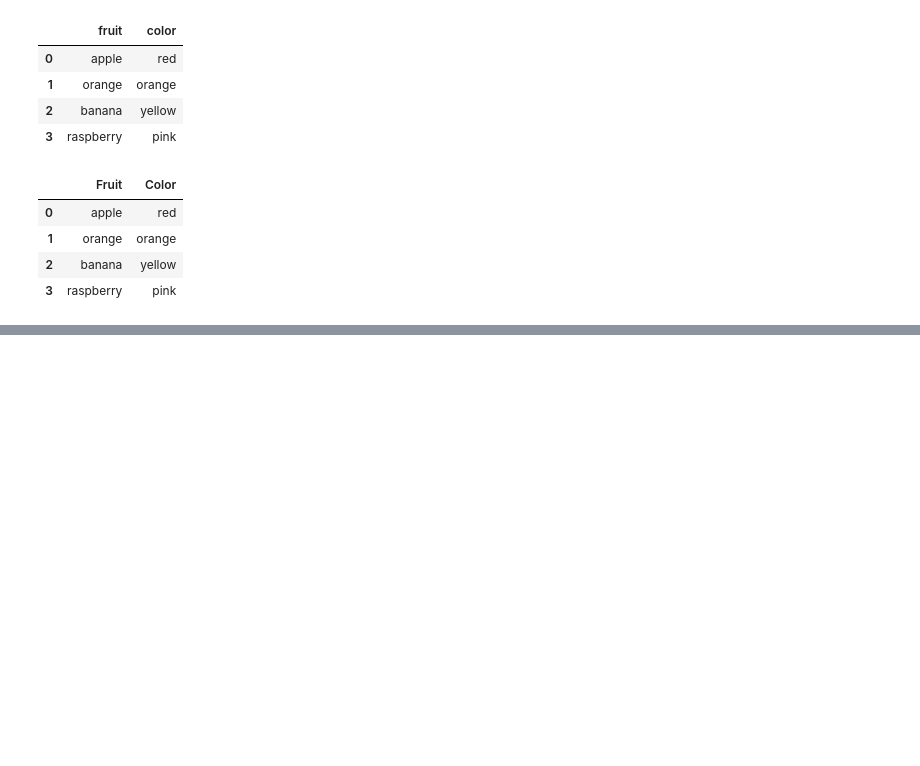
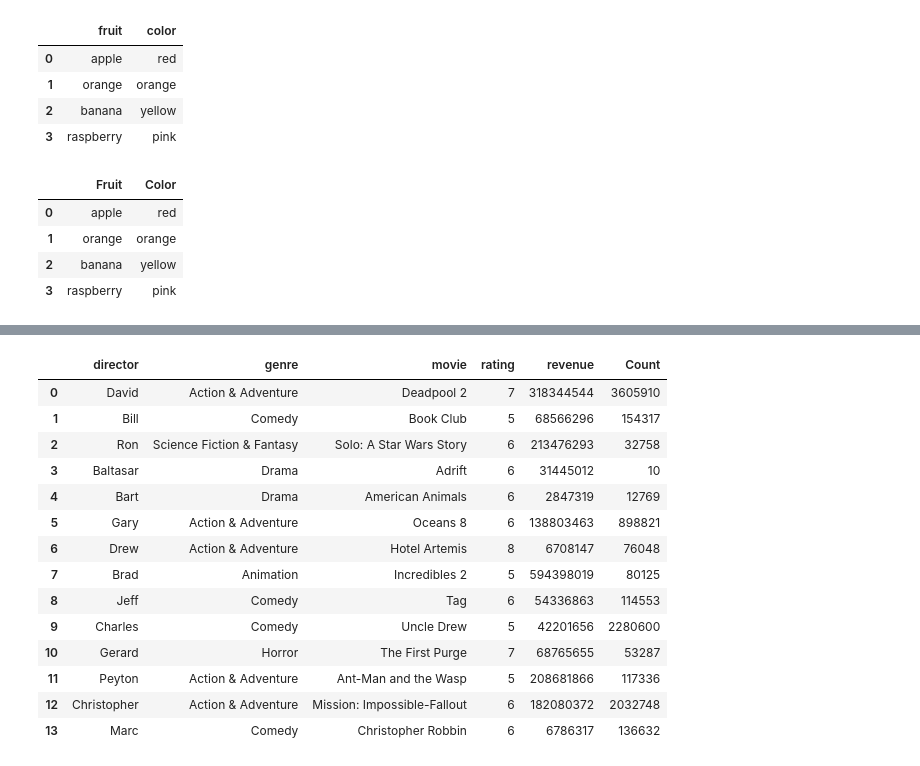
Before and after one commit to Ajarlin/Data-Science, a Jupyter notebook: Labs/Lab 2/ja895_lab2.ipynb, the cells around one changed output, grey strips where cells are left out. Saved outputs shown, nothing was run; the diff lists cells and outputs as text; code cells hidden in the pictures; blank space fills up the shorter version.

```diff
--- a/Labs/Lab 2/ja895_lab2.ipynb
+++ b/Labs/Lab 2/ja895_lab2.ipynb
@@ -74,0 +478,3 @@ SyntaxError: invalid syntax (<ipython-input-46-9f3ca00b492b>, line 3)
+# %%
+movies = pd.read_csv("movies.csv")
+movies
@@ -74,0 +549,29 @@ SyntaxError: invalid syntax (<ipython-input-46-9f3ca00b492b>, line 3)
+# %%
+s = baby_names.groupby('Name')['Count'].sum()
+mylist = []
+#mylist = pd.Series(mylist)
+#mylist = pd.DataFrame(list(mylist))
+
+
+merged_df = pd.merge(movies, s, left_on=['director'], right_on=['Name'])
+
+merged_df
+
+#df1.drop_duplicates().dropna().reset_index()
+#df1 = df1.drop('Index', 1)
+# %% [output]
+|  | director | genre | movie | rating | revenue | Count |
+| 0 | David | Action & Adventure | Deadpool 2 | 7 | 318344544 | 3605910 |
+| 1 | Bill | Comedy | Book Club | 5 | 68566296 | 154317 |
+| 2 | Ron | Science Fiction & Fantasy | Solo: A Star Wars Story | 6 | 213476293 | 32758 |
+| 3 | Baltasar | Drama | Adrift | 6 | 31445012 | 10 |
+| 4 | Bart | Drama | American Animals | 6 | 2847319 | 12769 |
+| 5 | Gary | Action & Adventure | Oceans 8 | 6 | 138803463 | 898821 |
+| 6 | Drew | Action & Adventure | Hotel Artemis | 8 | 6708147 | 76048 |
+| 7 | Brad | Animation | Incredibles 2 | 5 | 594398019 | 80125 |
+| 8 | Jeff | Comedy | Tag | 6 | 54336863 | 114553 |
+| 9 | Charles | Comedy | Uncle Drew | 5 | 42201656 | 2280600 |
+| 10 | Gerard | Horror | The First Purge | 7 | 68765655 | 53287 |
+| 11 | Peyton | Action & Adventure | Ant-Man and the Wasp | 5 | 208681866 | 117336 |
+| 12 | Christopher | Action & Adventure | Mission: Impossible-Fallout | 6 | 182080372 | 2032748 |
+| 13 | Marc | Comedy | Christopher Robbin | 6 | 6786317 | 136632 |
```
Also changed, not shown: parts of 48 cells of this notebook.
